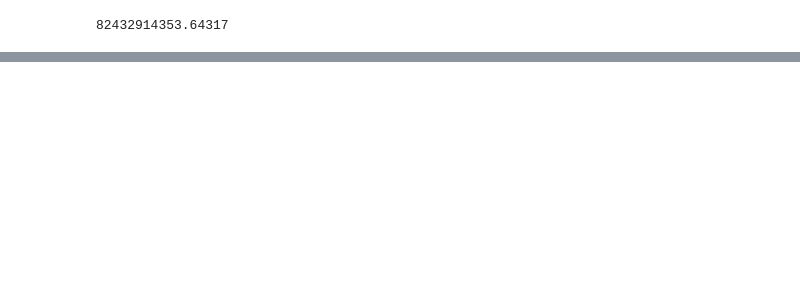
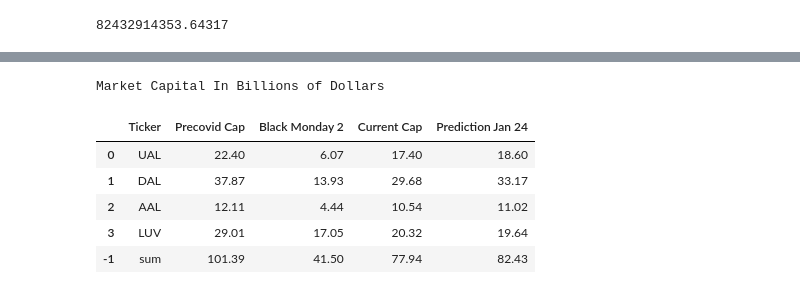
Before and after one commit to pathfindereleven/StockMkt_Analysis, a Jupyter notebook: regres perdiction.ipynb, the cells around one changed output, grey strips where cells are left out. Saved outputs shown, nothing was run; the diff lists cells and outputs as text; code cells hidden in the pictures; blank space fills up the shorter version.

```diff
--- a/prediction.ipynb
+++ b/regres perdiction.ipynb
@@ -188,0 +217,18 @@ print(s)
+# %%
+value = 1000000000
+stock_prediction["Current Cap"]=(stock_prediction["Current Cap"]/value).round(2)
+stock_prediction["Precovid Cap"]=(stock_prediction["Precovid Cap"]/value).round(2)
+stock_prediction["Prediction Jan 24"]=(stock_prediction["Prediction Jan 24"]/value).round(2)
+stock_prediction["Black Monday 2"]=(stock_prediction["Black Monday 2"]/value).round(2)
+# %%
+stock_prediction
+print("Market Capital In Billions of Dollars")
+display(stock_prediction)
+# %% [output]
+Market Capital In Billions of Dollars
+|  | Ticker | Precovid Cap | Black Monday 2 | Current Cap | Prediction Jan 24 |
+| 0 | UAL | 22.40 | 6.07 | 17.40 | 18.60 |
+| 1 | DAL | 37.87 | 13.93 | 29.68 | 33.17 |
+| 2 | AAL | 12.11 | 4.44 | 10.54 | 11.02 |
+| 3 | LUV | 29.01 | 17.05 | 20.32 | 19.64 |
+| -1 | sum | 101.39 | 41.50 | 77.94 | 82.43 |
```
Also changed, not shown: parts of 5 cells of this notebook.
